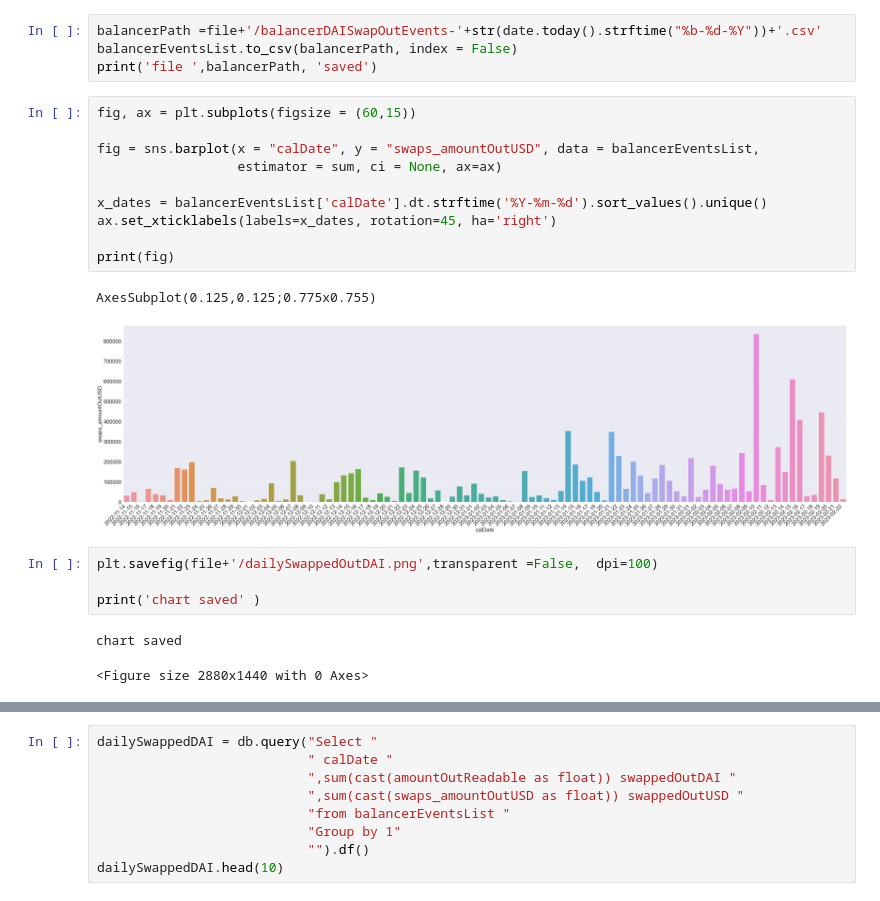
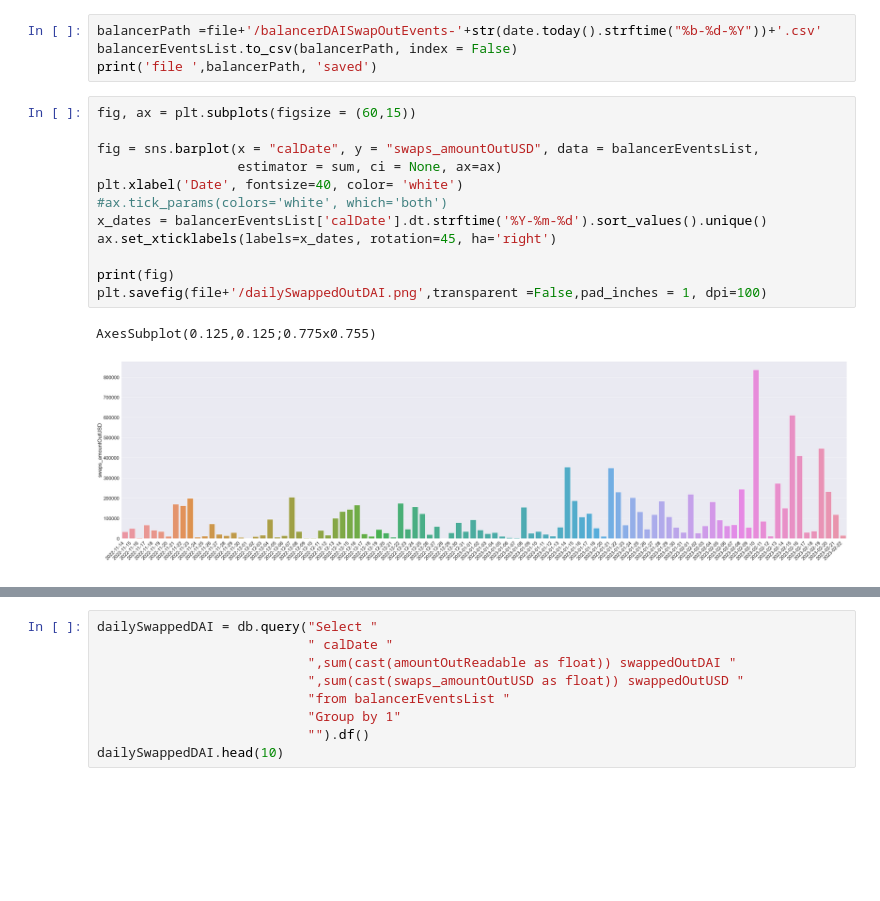
Before and after one commit to EdgeCaser/EconohmetricsOld, a Jupyter notebook: liquidityPoolEvents.ipynb, the cells around one changed output, grey strips where cells are left out. Drawn from its saved outputs; the diff is of its cells as text; blank space fills up the shorter version.

```diff
--- a/liquidityPoolEvents.ipynb
+++ b/liquidityPoolEvents.ipynb
@@ -80,20 +80,15 @@ print('file ',balancerPath, 'saved')
 # %%
 fig, ax = plt.subplots(figsize = (60,15))
 
 fig = sns.barplot(x = "calDate", y = "swaps_amountOutUSD", data = balancerEventsList,
                   estimator = sum, ci = None, ax=ax)
-
+plt.xlabel('Date', fontsize=40, color= 'white')
+#ax.tick_params(colors='white', which='both')
 x_dates = balancerEventsList['calDate'].dt.strftime('%Y-%m-%d').sort_values().unique()
 ax.set_xticklabels(labels=x_dates, rotation=45, ha='right')
 
 print(fig)
+plt.savefig(file+'/dailySwappedOutDAI.png',transparent =False,pad_inches = 1, dpi=100)
 # %% [output]
 AxesSubplot(0.125,0.125;0.775x0.755)
-[figure, old version]
+[figure, new version]
-# %%
-plt.savefig(file+'/dailySwappedOutDAI.png',transparent =False,  dpi=100)
-
-print('chart saved' )
-# %% [output]
-chart saved
-<Figure size 2880x1440 with 0 Axes>
```
Also changed, not shown: parts of 1 cell of this notebook, 1 other file.
